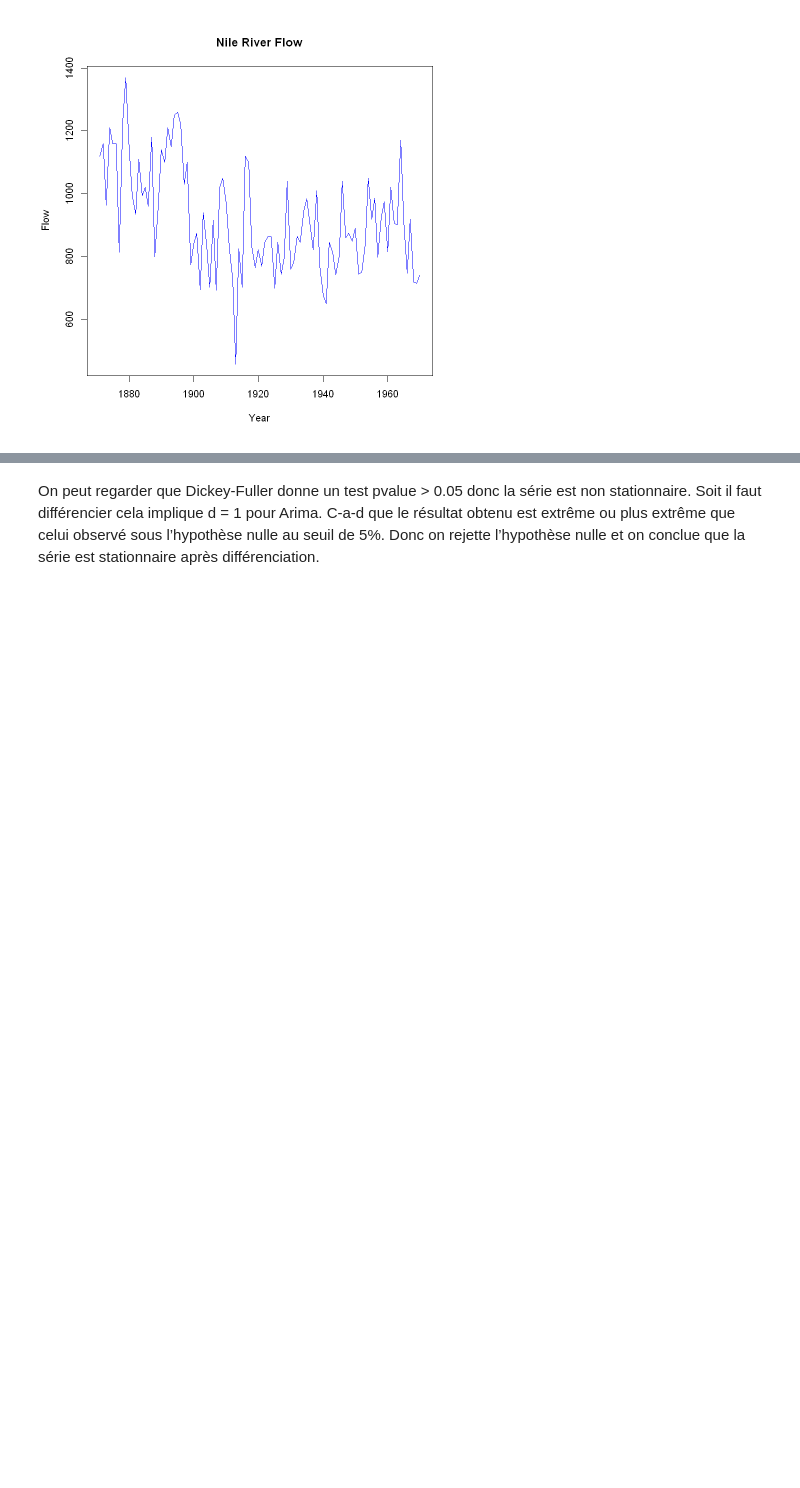
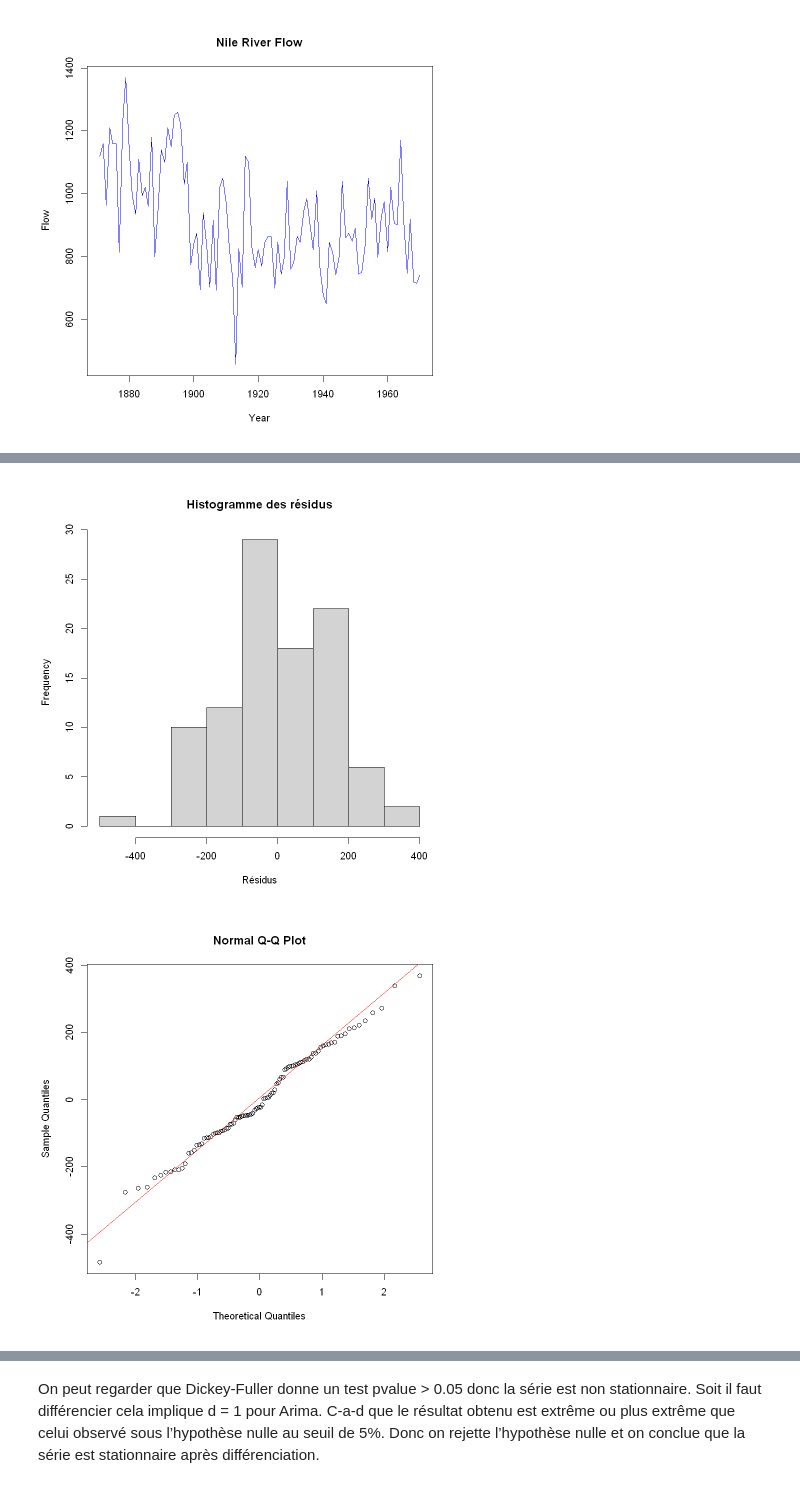
Before and after one commit to moh8dhia/nile-time-series, a Jupyter notebook: nile.ipynb, the cells around one changed output, grey strips where cells are left out. Cells and saved outputs as stored; diff of their text form; code cells hidden in the pictures; blank space fills up the shorter version.

```diff
--- a/nile.ipynb
+++ b/nile.ipynb
@@ -200,0 +208,11 @@ plot(Nile,
+# %%
+residus <- residuals(modele)
+
+hist(residus, main = "Histogramme des résidus", xlab = "Résidus")
+
+# QQ-plot
+qqnorm(residus)
+qqline(residus, col = "red")
+# %% [output]
+[figure, added]
+[figure, added]
```
Also changed, not shown: parts of 14 cells of this notebook.
